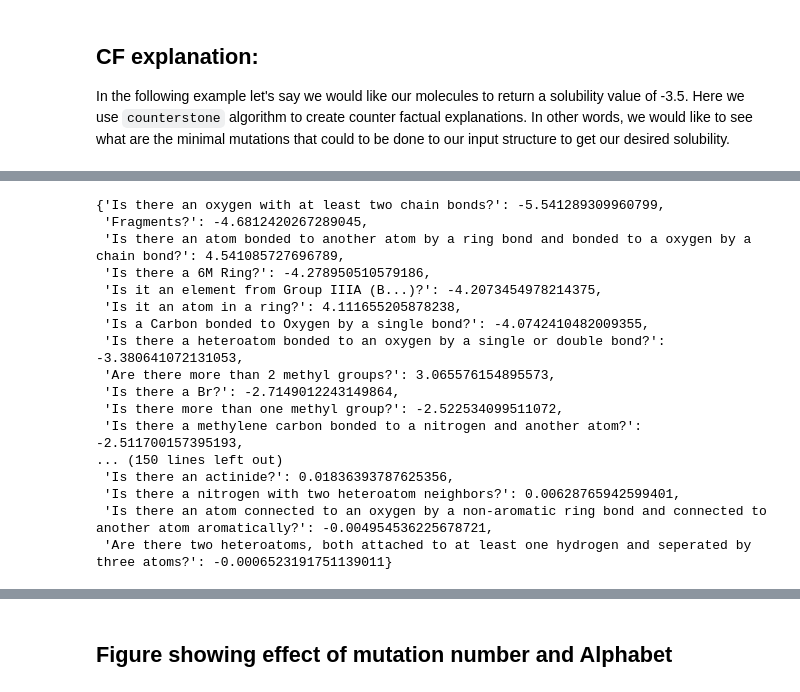
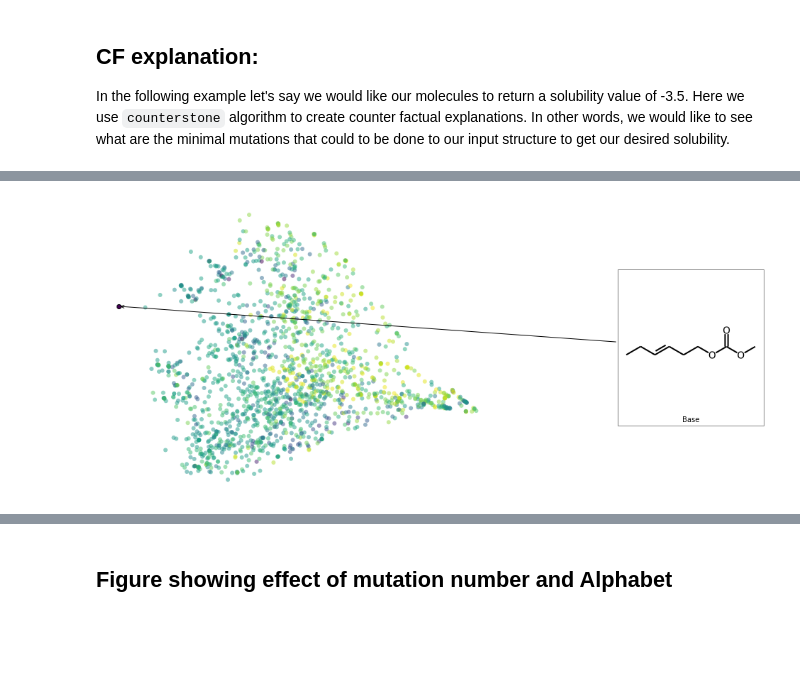
Before and after one commit to ur-whitelab/exmol, a Jupyter notebook: LIME/Solubility-RNN.ipynb, the cells around one changed output, grey strips where cells are left out. Drawn from its saved outputs; the diff is of its cells as text; code cells hidden in the pictures; blank space fills up the shorter version.

```diff
--- a/LIME/Solubility-RNN.ipynb
+++ b/LIME/Solubility-RNN.ipynb
@@ -224,29 +212,23 @@ space_tstats, beta = exmol.lime_explain(space, descriptor_type=desc_type)
+# %%
+fkw = {'figsize': (8,6)}
+font = {'family' : 'normal',
+        'weight' : 'normal',
+        'size'   : 22}
+svg = exmol.plot_space(space, [space[0]], figure_kwargs=fkw, mol_size=(200,200), offset=1) #, ax=ax_dict['B']) #, cartoon=True)
+# plt.colorbar(location='left', label='Solubility [Log M]')
+plt.tight_layout()
+plt.savefig('basic_2_no_sig.png', dpi=300, bbox_inches='tight')
+# %% [output]
+[figure, added]
 # %%
-from collections import OrderedDict
-feature_importance = {a:b for a, b in zip(space[0].descriptors.descriptor_names, space_tstats)}
-feature_importance = dict(sorted(feature_importance.items(),
-             key=lambda item: abs(item[1]),
-             reverse=True))
-#Fitted space important features
-feature_importance
+def calc_ft_imp(space, space_tstats):
+    from collections import OrderedDict
+    feature_importance = {a:b for a, b in zip(space[0].descriptors.descriptor_names, space_tstats) if abs(b) > 2.96}
+    feature_importance = dict(sorted(feature_importance.items(),
+                 key=lambda item: abs(item[1]),
+                 reverse=True))
+    #Fitted space important features
+    return feature_importance
-# %% [output]
-{'Is there an oxygen with at least two chain bonds?': -5.541289309960799,
- 'Fragments?': -4.6812420267289045,
- 'Is there an atom bonded to another atom by a ring bond and bonded to a oxygen by a chain bond?': 4.541085727696789,
- 'Is there a 6M Ring?': -4.278950510579186,
- 'Is it an element from Group IIIA (B...)?': -4.2073454978214375,
- 'Is it an atom in a ring?': 4.111655205878238,
- 'Is a Carbon bonded to Oxygen by a single bond?': -4.0742410482009355,
- 'Is there a heteroatom bonded to an oxygen by a single or double bond?': -3.380641072131053,
- 'Are there more than 2 methyl groups?': 3.065576154895573,
- 'Is there a Br?': -2.7149012243149864,
- 'Is there more than one methyl group?': -2.522534099511072,
- 'Is there a methylene carbon bonded to a nitrogen and another atom?': -2.511700157395193,
-... (150 lines left out)
- 'Is there an actinide?': 0.01836393787625356,
- 'Is there a nitrogen with two heteroatom neighbors?': 0.00628765942599401,
- 'Is there an atom connected to an oxygen by a non-aromatic ring bond and connected to another atom aromatically?': -0.004954536225678721,
- 'Are there two heteroatoms, both attached to at least one hydrogen and seperated by three atoms?': -0.0006523191751139011}
 # %%
 from matplotlib.patches import Rectangle, FancyBboxPatch
 import textwrap
```
Also changed, not shown: parts of 25 cells of this notebook, 3 other files.
